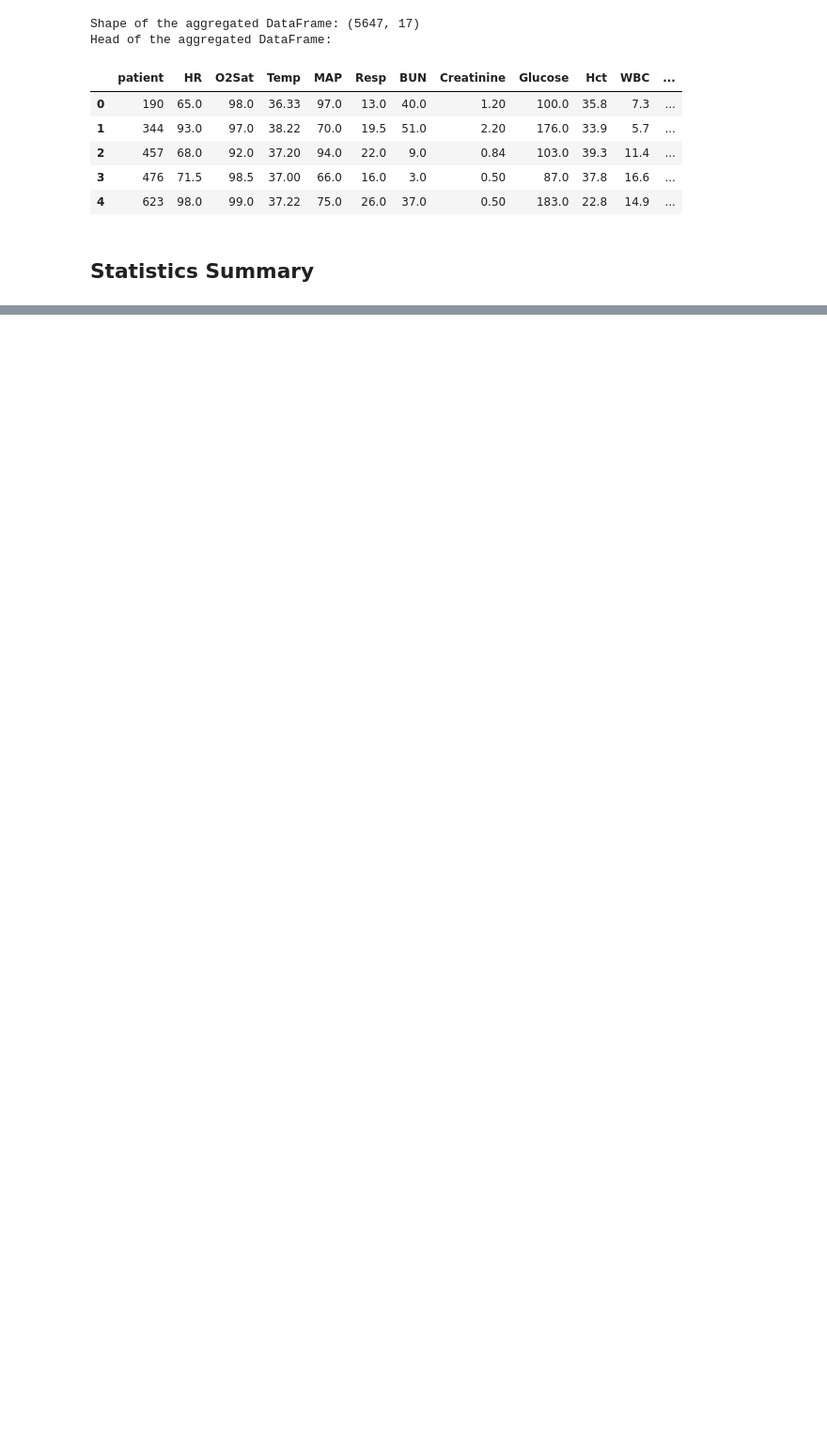
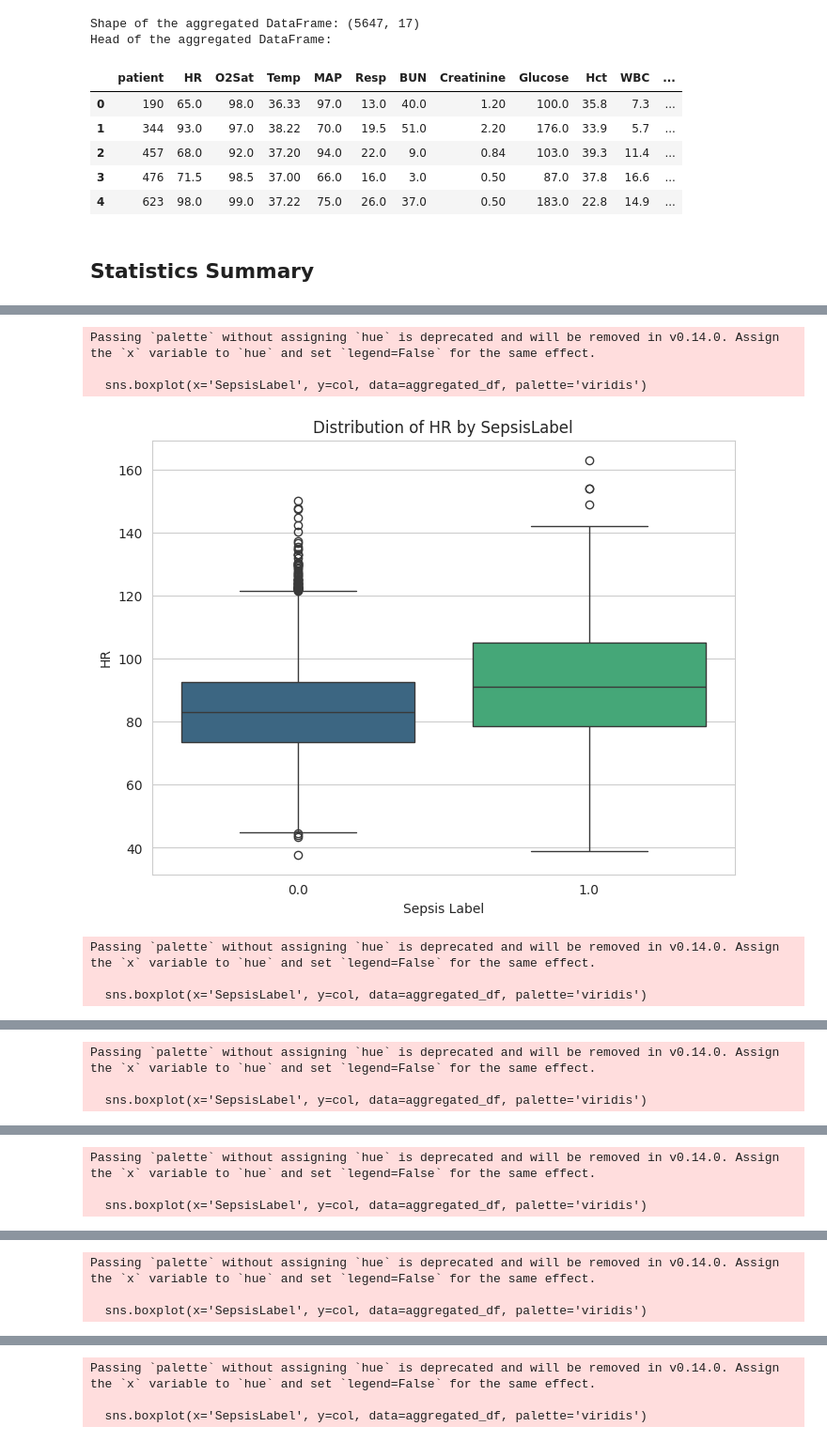
Before and after one commit to pineapple-666/Detect-Sepsis-in-Patients-Before-it-Emerges, a Jupyter notebook: notebook/Step1_Data_Exploring.ipynb, the cells around one changed output, grey strips where cells are left out. Shown at 94% size. Saved outputs shown, nothing was run; the diff lists cells and outputs as text; code cells hidden in the pictures; blank space fills up the shorter version.

```diff
--- a/notebook/Step1_Data_Exploring.ipynb
+++ b/notebook/Step1_Data_Exploring.ipynb
@@ -410,0 +467,24 @@ Head of the aggregated DataFrame:
+# %%
+numeric_cols = aggregated_df.select_dtypes(include=np.number).columns.tolist()
+# Exclude 'patient' and 'SepsisLabel' from the list of columns to plot
+columns_to_plot = [col for col in numeric_cols if col not in ['patient', 'SepsisLabel', 'time']]
+
+# Set a style for the plots
+sns.set_style("whitegrid")
+
+# Create boxplots for each numerical column, comparing distributions by SepsisLabel
+for col in columns_to_plot:
+    plt.figure(figsize=(8, 6))
+    sns.boxplot(x='SepsisLabel', y=col, data=aggregated_df, palette='viridis')
+    plt.title(f'Distribution of {col} by SepsisLabel')
+    plt.xlabel('Sepsis Label')
+    plt.ylabel(col)
+    plt.show()
+# %% [output]
+Passing `palette` without assigning `hue` is deprecated and will be removed in v0.14.0. Assign the `x` variable to `hue` and set `legend=False` for the same effect.
+
+  sns.boxplot(x='SepsisLabel', y=col, data=aggregated_df, palette='viridis')
+[figure, added]
+Passing `palette` without assigning `hue` is deprecated and will be removed in v0.14.0. Assign the `x` variable to `hue` and set `legend=False` for the same effect.
+
+  sns.boxplot(x='SepsisLabel', y=col, data=aggregated_df, palette='viridis')
@@ -410,0 +492,3 @@ Head of the aggregated DataFrame:
+Passing `palette` without assigning `hue` is deprecated and will be removed in v0.14.0. Assign the `x` variable to `hue` and set `legend=False` for the same effect.
+
+  sns.boxplot(x='SepsisLabel', y=col, data=aggregated_df, palette='viridis')
@@ -410,0 +496,3 @@ Head of the aggregated DataFrame:
+Passing `palette` without assigning `hue` is deprecated and will be removed in v0.14.0. Assign the `x` variable to `hue` and set `legend=False` for the same effect.
+
+  sns.boxplot(x='SepsisLabel', y=col, data=aggregated_df, palette='viridis')
@@ -410,0 +500,3 @@ Head of the aggregated DataFrame:
+Passing `palette` without assigning `hue` is deprecated and will be removed in v0.14.0. Assign the `x` variable to `hue` and set `legend=False` for the same effect.
+
+  sns.boxplot(x='SepsisLabel', y=col, data=aggregated_df, palette='viridis')
@@ -410,0 +504,3 @@ Head of the aggregated DataFrame:
+Passing `palette` without assigning `hue` is deprecated and will be removed in v0.14.0. Assign the `x` variable to `hue` and set `legend=False` for the same effect.
+
+  sns.boxplot(x='SepsisLabel', y=col, data=aggregated_df, palette='viridis')
```
Also changed, not shown: parts of 4 cells of this notebook.
